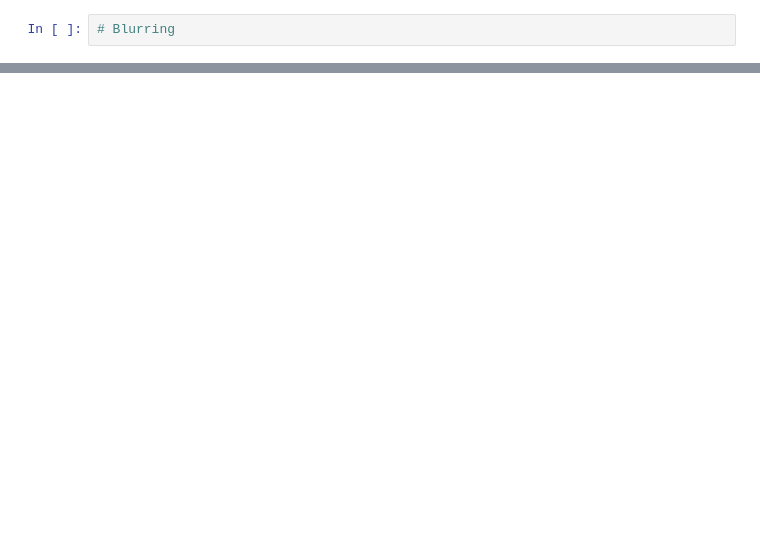
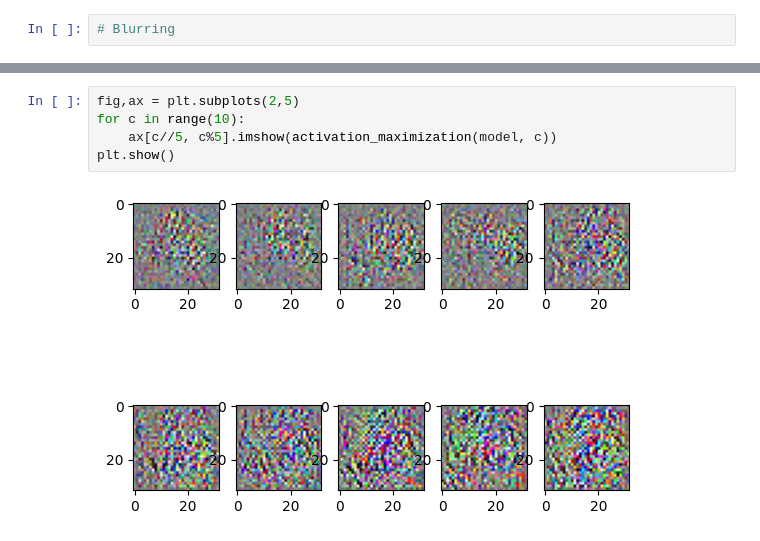
Before and after one commit to philippreinig/idl, a Jupyter notebook: assignments_9/a09_abremer_preinig.ipynb, the cells around one changed output, grey strips where cells are left out. Cells and saved outputs as stored; diff of their text form; blank space fills up the shorter version.

```diff
--- a/assignments_9/a09_abremer_preinig.ipynb
+++ b/assignments_9/a09_abremer_preinig.ipynb
@@ -119,0 +155,7 @@ plt.show()
+# %%
+fig,ax = plt.subplots(2,5)
+for c in range(10):
+    ax[c//5, c%5].imshow(activation_maximization(model, c))
+plt.show()
+# %% [output]
+[figure, added]
```
Also changed, not shown: parts of 7 cells of this notebook.
